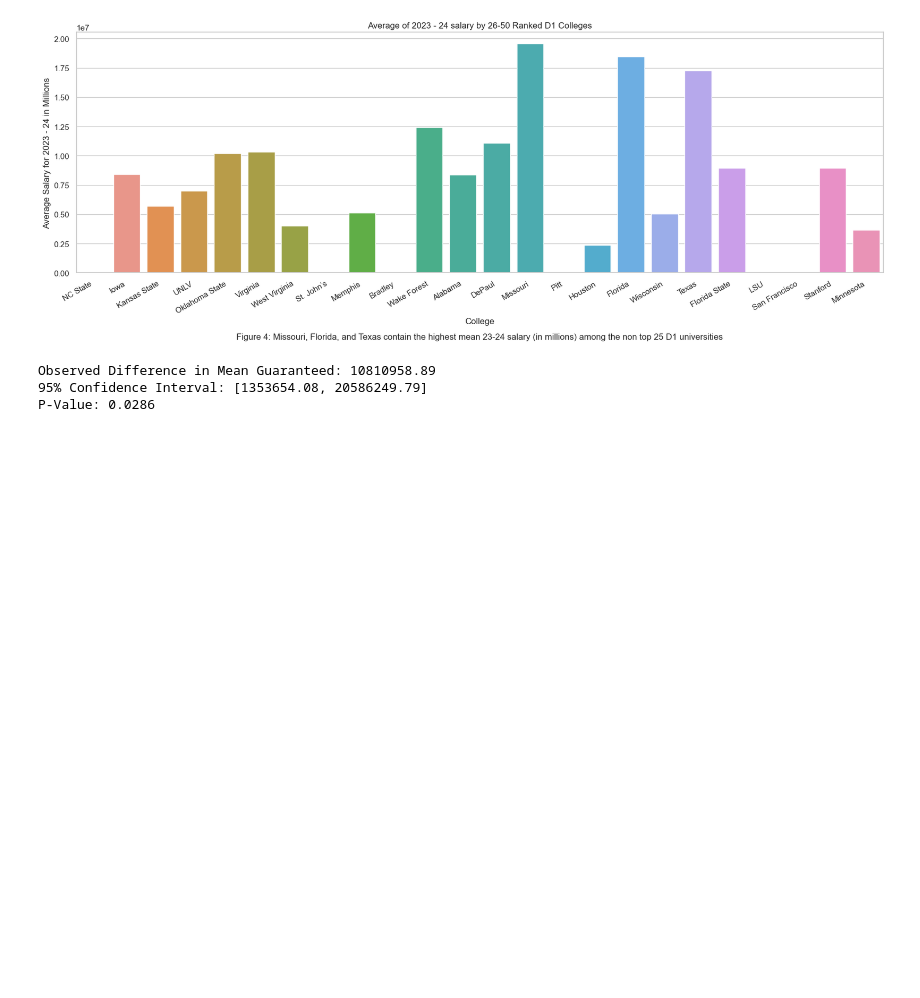
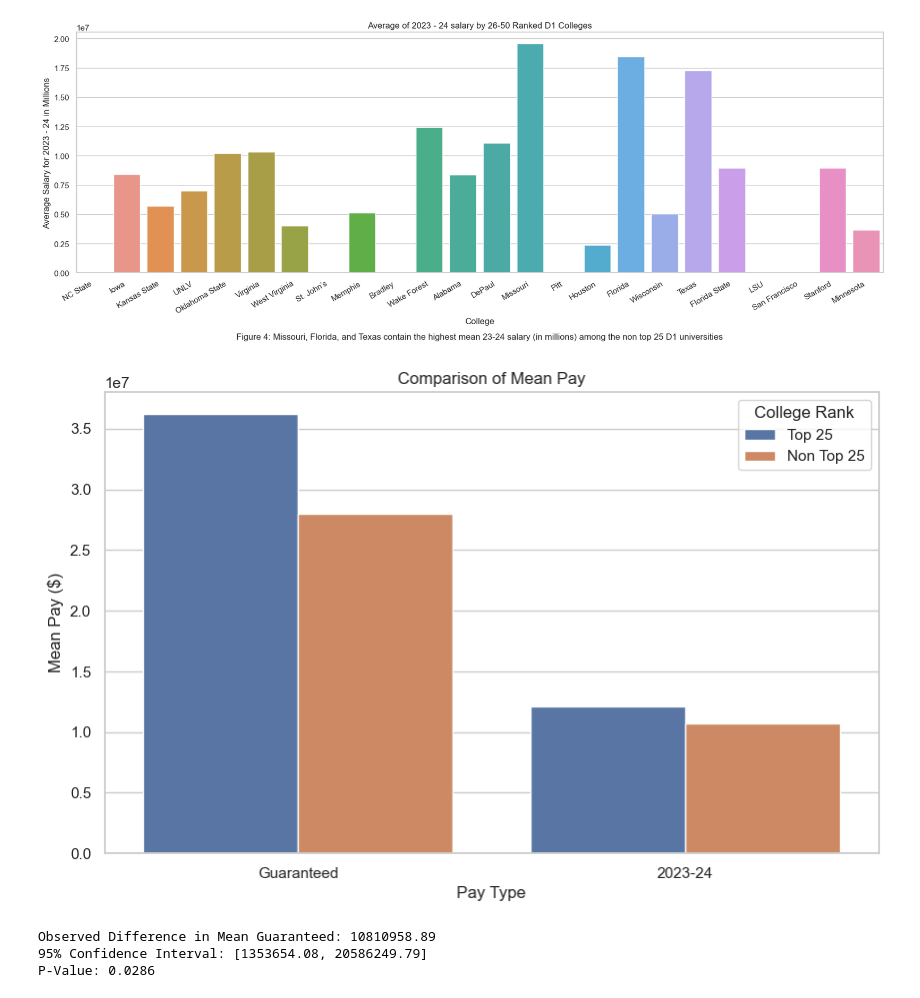
Before and after one commit to RDPJ04/Project-216, a Jupyter notebook: data.ipynb, the cells around one changed output. Cells and saved outputs as stored; diff of their text form; code cells hidden in the pictures; blank space fills up the shorter version.

```diff
--- a/data.ipynb
+++ b/data.ipynb
@@ -110,6 +110,29 @@ plt.text(0.5, -0.25, "Figure 4: Missouri, Florida, and Texas contain the highest
 plt.show()
 # %% [output]
 [figure]
+# %%
+# Table
+top25m = np.mean(top_25_colleges['Guaranteed'])
+top25sm = np.mean(top_25_colleges['2023-24'])
+non_top25m = np.mean(nonn_top_25_colleges['Guaranteed'])
+non_top25sm = np.mean(nonn_top_25_colleges['2023-24'])
+
+data = {
+    'College Rank': ['Top 25', 'Top 25', 'Non Top 25', 'Non Top 25'],
+    'Pay Type': ['Guaranteed', '2023-24', 'Guaranteed', '2023-24'],
+    'Pay in $': [top25m, top25sm, non_top25m, non_top25sm]
+}
+df = pd.DataFrame(data)
+
+plt.figure(figsize=(10, 6))
+sns.barplot(x='Pay Type', y='Pay in $', hue='College Rank', data=df)
+plt.title('Comparison of Mean Pay')
+plt.ylabel('Mean Pay ($)')
+plt.xlabel('Pay Type')
+plt.legend(title='College Rank')
+plt.show()
+# %% [output]
+[figure, added]
 # %%
 # Bootstrap Function
 def bootstrap_diff_means(data1, data2, n_iterations):
```
